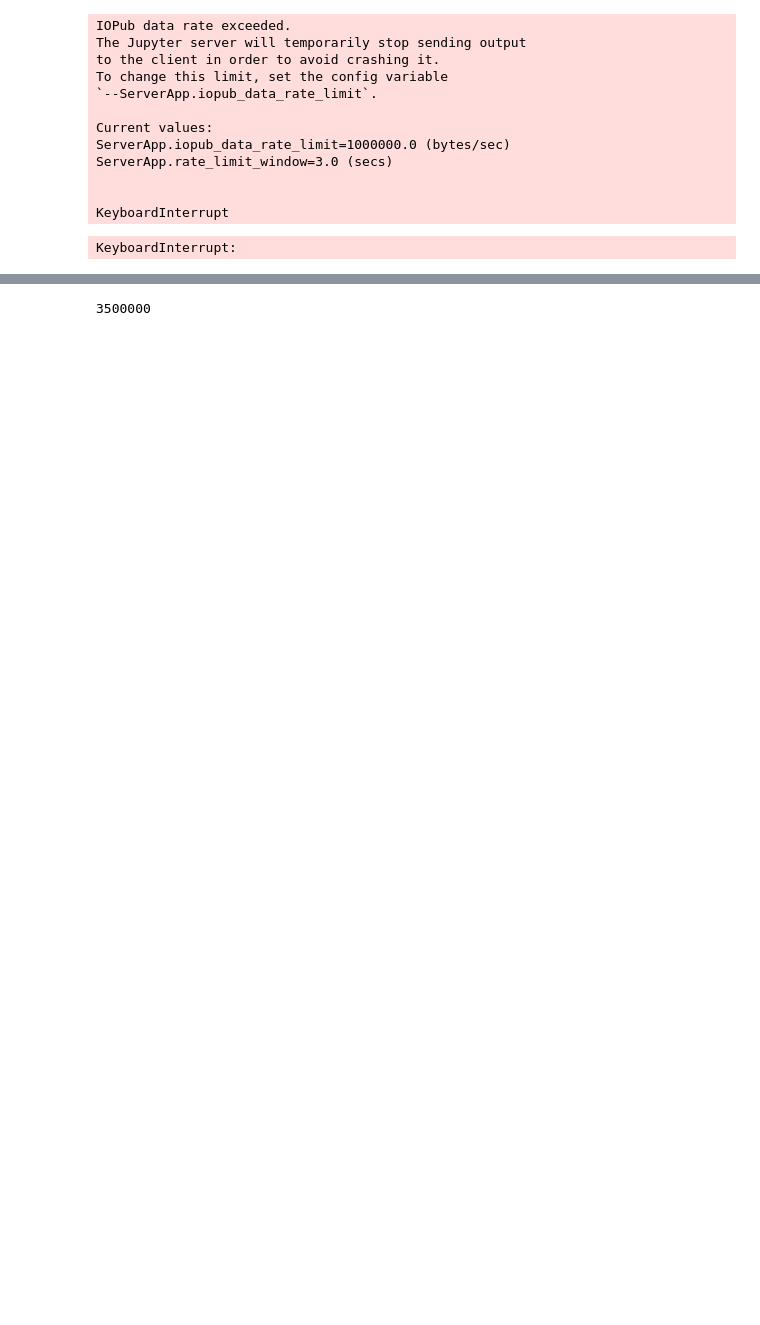
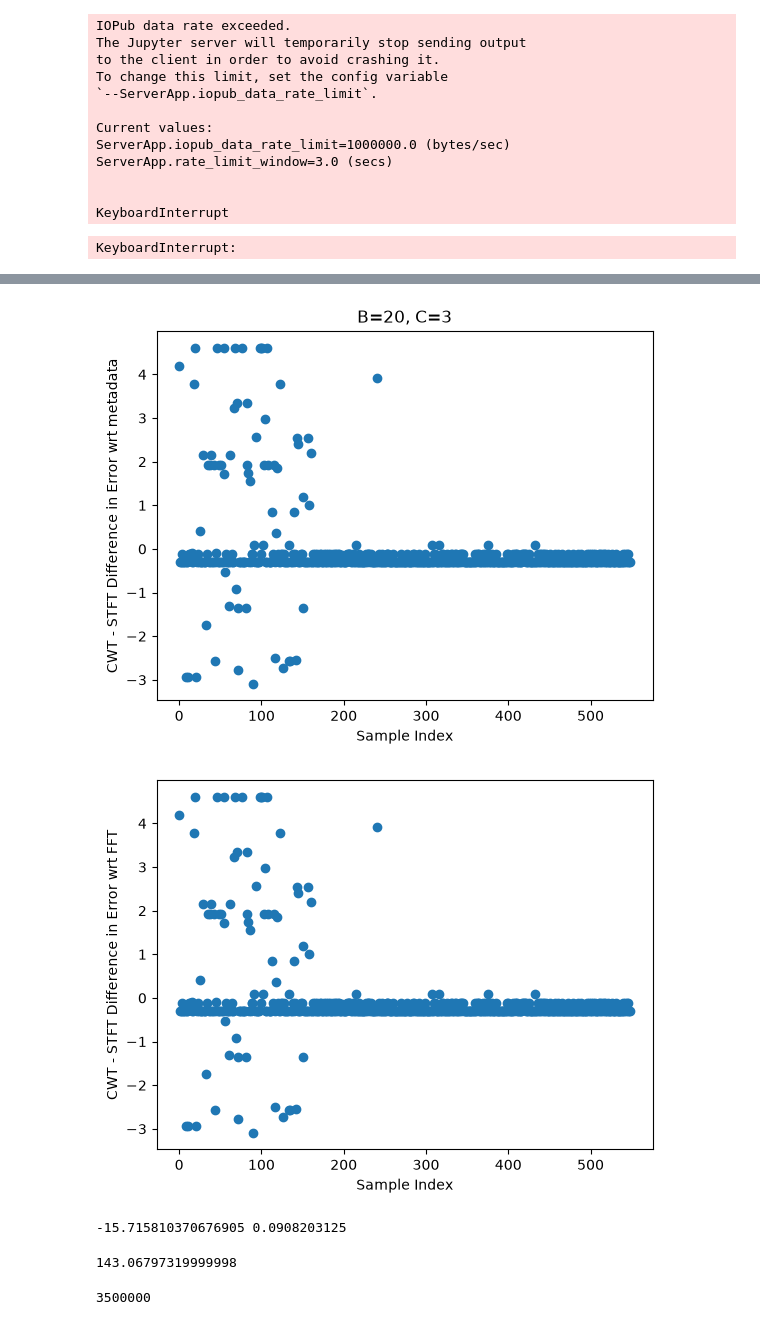
Before and after one commit to surukuchi-lab/project8-wavelet, a Jupyter notebook: Wavelet.ipynb, the cells around one changed output, grey strips where cells are left out. Drawn from its saved outputs; the diff is of its cells as text; code cells hidden in the pictures; blank space fills up the shorter version.

```diff
--- a/Wavelet.ipynb
+++ b/Wavelet.ipynb
@@ -225,0 +353,36 @@ STD
+# %%
+B = 20
+C = 3
+err = np.load(f"error_{itr}_magFalse_B{B}_C{C}.npy")
+x = err[0]
+y = err[1]
+rng1 = 0
+rng2 = -1
+plt.scatter(range(len(x-y))[rng1:rng2], x[rng1:rng2]-y[rng1:rng2])
+plt.xlabel("Sample Index")
+plt.ylabel("CWT - STFT Difference in Error wrt metadata")
+plt.title(f"B={B}, C={C}")
+plt.show()
+
+#plt.hist(x[rng1:rng2]-y[rng1:rng2])
+#plt.show()
+
+err = np.load(f"error_FFT_{itr}_magFalse_B20_C3.npy")
+x = err[0]
+y = err[1]
+rng1 = 0
+rng2 = -1
+plt.scatter(range(len(x-y))[rng1:rng2], x[rng1:rng2]-y[rng1:rng2])
+plt.xlabel("Sample Index")
+plt.ylabel("CWT - STFT Difference in Error wrt FFT")
+plt.show()
+
+#plt.hist(x[rng1:rng2]-y[rng1:rng2])
+#plt.show()
+# %% [output]
+[figure, added]
+[figure, added]
+# %%
+print(x[358], y[358])
+# %% [output]
+-15.715810370676905 0.0908203125
@@ -226,9 +391,12 @@ STD
 # %%
-I = np.load("data/I_1070126072228-023.npy")
-metadata = utils.get_quantities("data/metadata_1070126072228-023.json")
+I = np.load("data/I_10.npy")
+metadata = utils.get_quantities("data/metadata_10.json")
 f_actual = metadata[2]
+print(f_actual/1e6)
 fs = float(metadata[0])*1e6
-Q = np.load("data/Q_1070126072228-023.npy")
+Q = np.load("data/Q_10.npy")
+# %% [output]
+143.06797319999998
 # %%
 I.size
 # %% [output]
```
Also changed, not shown: parts of 26 cells of this notebook, 3 other files.
